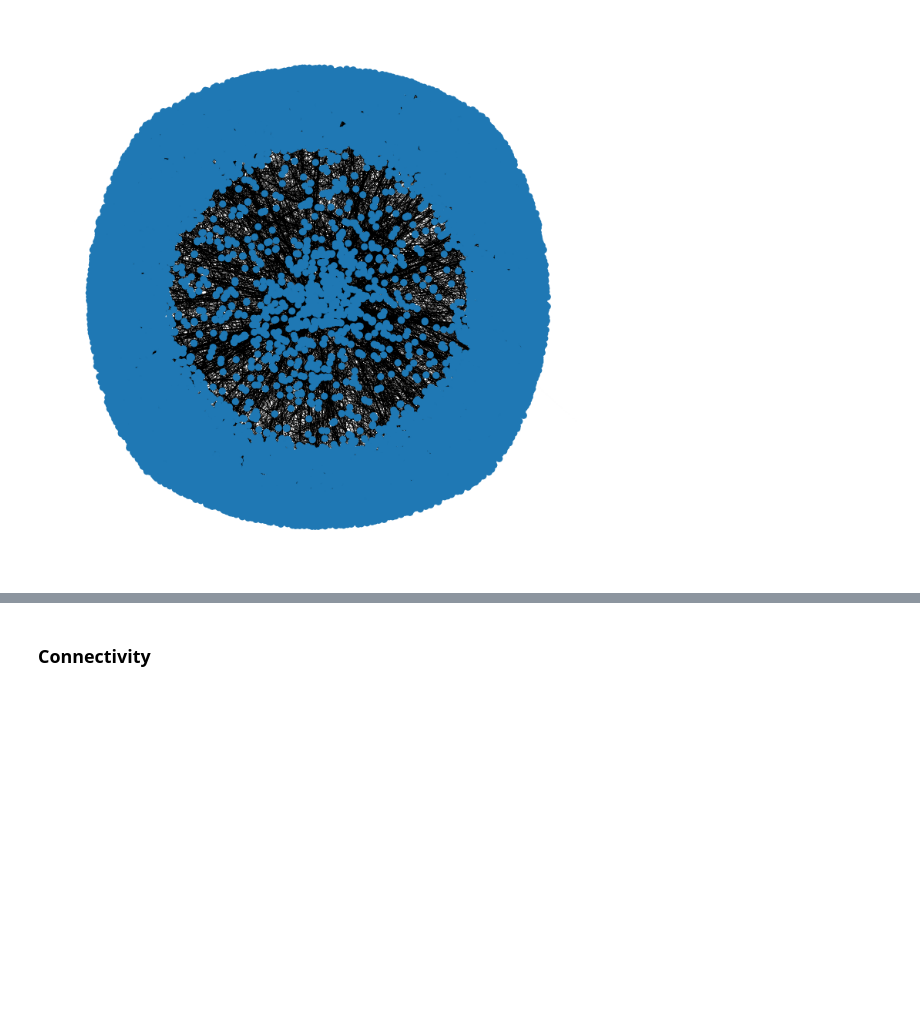
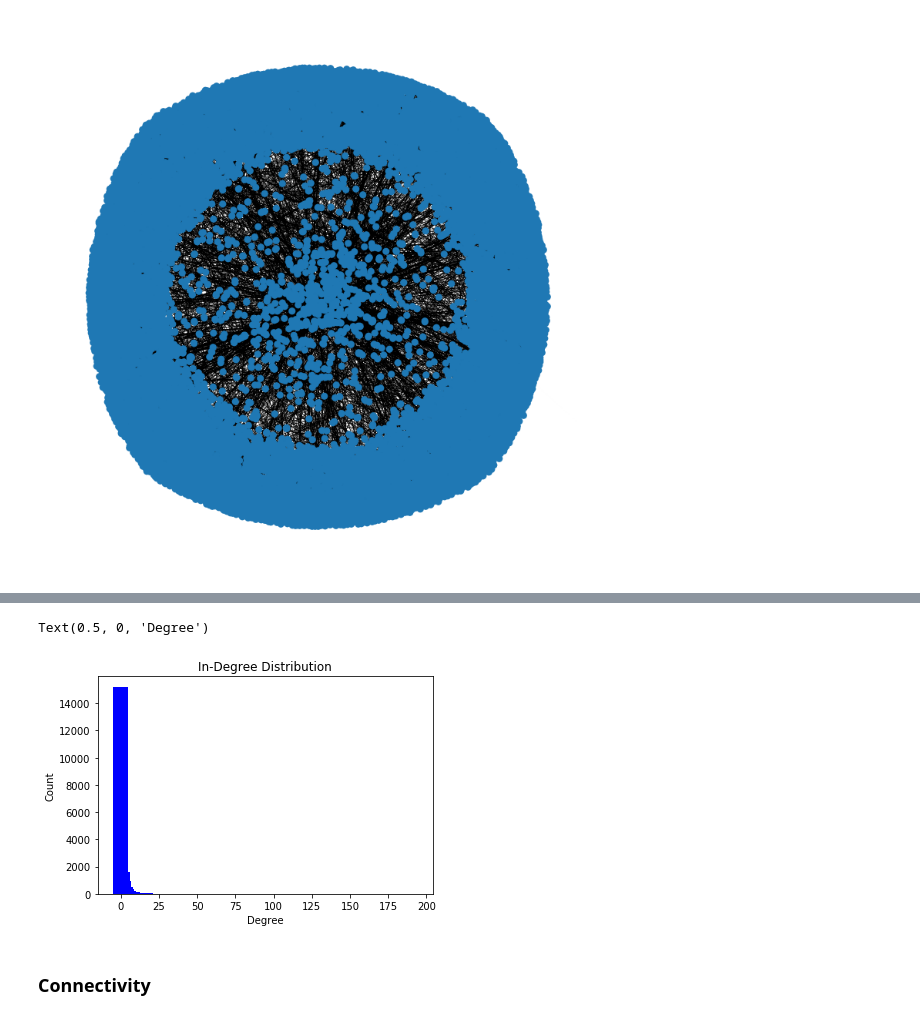
Before and after one commit to Mgallese97/Data-Science-in-Practice, a Jupyter notebook: Problem Set 3/ps3-test.ipynb, the cells around one changed output, grey strips where cells are left out. Cells and saved outputs as stored; diff of their text form; code cells hidden in the pictures; blank space fills up the shorter version.

```diff
--- a/Problem Set 3/ps3-test.ipynb
+++ b/Problem Set 3/ps3-test.ipynb
@@ -50,3 +50,18 @@ Text(0.5, 0, 'Degree')
+# %%
+degree_sequence = sorted([d for n, d in G.in_degree()], reverse=True)  # enumerating through the nodes to ask for degree and sorting them from biggest to smallest
+# print "Degree sequence", degree_sequence
+degreeCount = collections.Counter(degree_sequence)
+deg, cnt = zip(*degreeCount.items())
+
+fig, ax = plt.subplots()
+plt.bar(deg, cnt,width=10, color='b')
+
+plt.title("In-Degree Distribution")
+plt.ylabel("Count")
+plt.xlabel("Degree")
+# %% [output]
+Text(0.5, 0, 'Degree')
+[figure, added]
 # %% [markdown]
 ### Connectivity
 # %%
```
Also changed, not shown: parts of 6 cells of this notebook.
